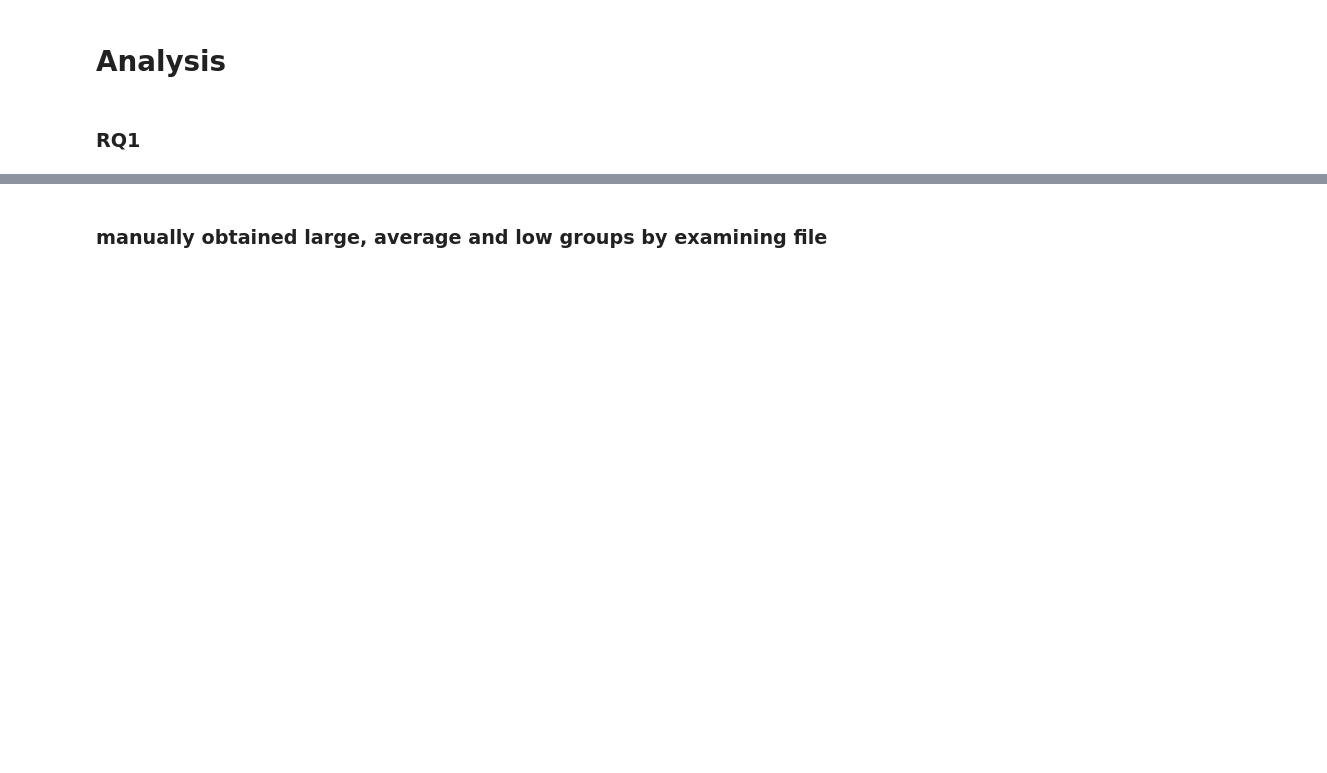
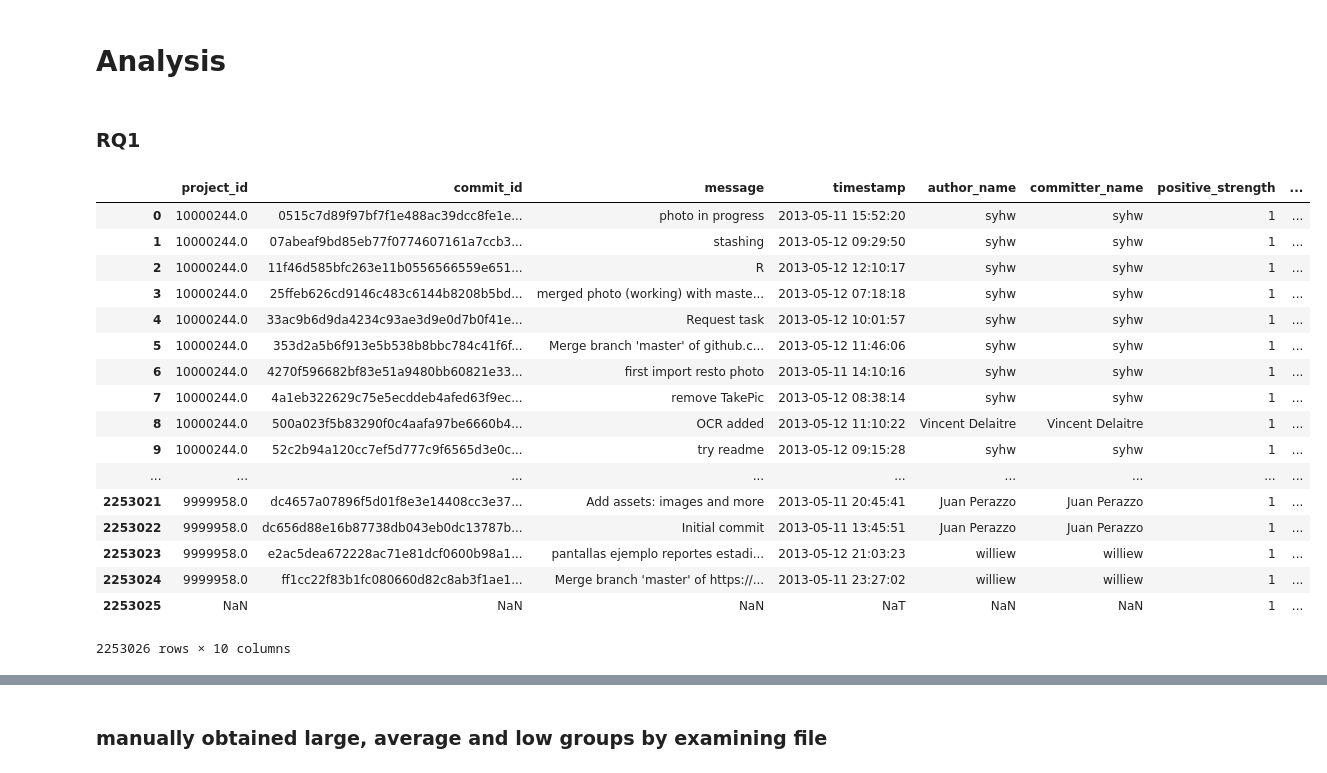
Before and after one commit to tiemonl/CSC640FinalProject, a Jupyter notebook: csc640_proj.ipynb, the cells around one changed output, grey strips where cells are left out. Saved outputs shown, nothing was run; the diff lists cells and outputs as text; code cells hidden in the pictures; blank space fills up the shorter version.

```diff
--- a/csc640_proj.ipynb
+++ b/csc640_proj.ipynb
@@ -113,6 +113,26 @@ files_changed_final.head()
 # %%
 #compute final sentiment value from sum of positive and negative
 commit_messages_final['final_sentiment'] = pd.to_numeric(commit_messages_final['positive_strength']) + pd.to_numeric(commit_messages_final['negative_strength'])
+commit_messages_final
+# %% [output]
+|  | project_id | commit_id | message | timestamp | author_name | committer_name | positive_strength | ... |
+| 0 | 10000244.0 | 0515c7d89f97bf7f1e488ac39dcc8fe1e... | photo in progress | 2013-05-11 15:52:20 | syhw | syhw | 1 | ... |
+| 1 | 10000244.0 | 07abeaf9bd85eb77f0774607161a7ccb3... | stashing | 2013-05-12 09:29:50 | syhw | syhw | 1 | ... |
+| 2 | 10000244.0 | 11f46d585bfc263e11b0556566559e651... | R | 2013-05-12 12:10:17 | syhw | syhw | 1 | ... |
+| 3 | 10000244.0 | 25ffeb626cd9146c483c6144b8208b5bd... | merged photo (working) with maste... | 2013-05-12 07:18:18 | syhw | syhw | 1 | ... |
+| 4 | 10000244.0 | 33ac9b6d9da4234c93ae3d9e0d7b0f41e... | Request task | 2013-05-12 10:01:57 | syhw | syhw | 1 | ... |
+| 5 | 10000244.0 | 353d2a5b6f913e5b538b8bbc784c41f6f... | Merge branch 'master' of github.c... | 2013-05-12 11:46:06 | syhw | syhw | 1 | ... |
+| 6 | 10000244.0 | 4270f596682bf83e51a9480bb60821e33... | first import resto photo | 2013-05-11 14:10:16 | syhw | syhw | 1 | ... |
+| 7 | 10000244.0 | 4a1eb322629c75e5ecddeb4afed63f9ec... | remove TakePic | 2013-05-12 08:38:14 | syhw | syhw | 1 | ... |
+| 8 | 10000244.0 | 500a023f5b83290f0c4aafa97be6660b4... | OCR added | 2013-05-12 11:10:22 | Vincent Delaitre | Vincent Delaitre | 1 | ... |
+| 9 | 10000244.0 | 52c2b94a120cc7ef5d777c9f6565d3e0c... | try readme | 2013-05-12 09:15:28 | syhw | syhw | 1 | ... |
+| ... | ... | ... | ... | ... | ... | ... | ... | ... |
+| 2253021 | 9999958.0 | dc4657a07896f5d01f8e3e14408cc3e37... | Add assets: images and more | 2013-05-11 20:45:41 | Juan Perazzo | Juan Perazzo | 1 | ... |
+| 2253022 | 9999958.0 | dc656d88e16b87738db043eb0dc13787b... | Initial commit | 2013-05-11 13:45:51 | Juan Perazzo | Juan Perazzo | 1 | ... |
+| 2253023 | 9999958.0 | e2ac5dea672228ac71e81dcf0600b98a1... | pantallas ejemplo reportes estadi... | 2013-05-12 21:03:23 | williew | williew | 1 | ... |
+| 2253024 | 9999958.0 | ff1cc22f83b1fc080660d82c8ab3f1ae1... | Merge branch 'master' of https://... | 2013-05-11 23:27:02 | williew | williew | 1 | ... |
+| 2253025 | NaN | NaN | NaN | NaT | NaN | NaN | 1 | ... |
+2253026 rows × 10 columns
 # %%
 #count the number of commits for each sentiment level
 commits_by_sentiment = commit_messages_final.groupby(['final_sentiment']).count().reset_index()
```
Also changed, not shown: parts of 7 cells of this notebook.
